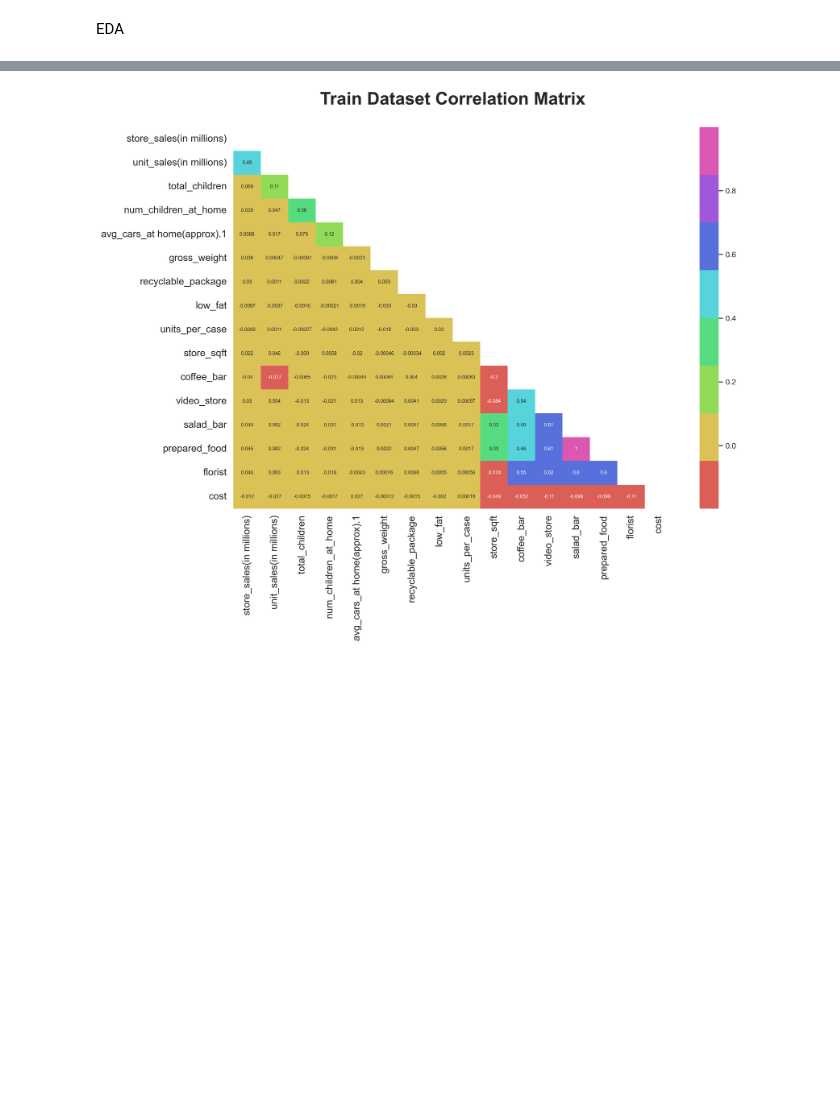
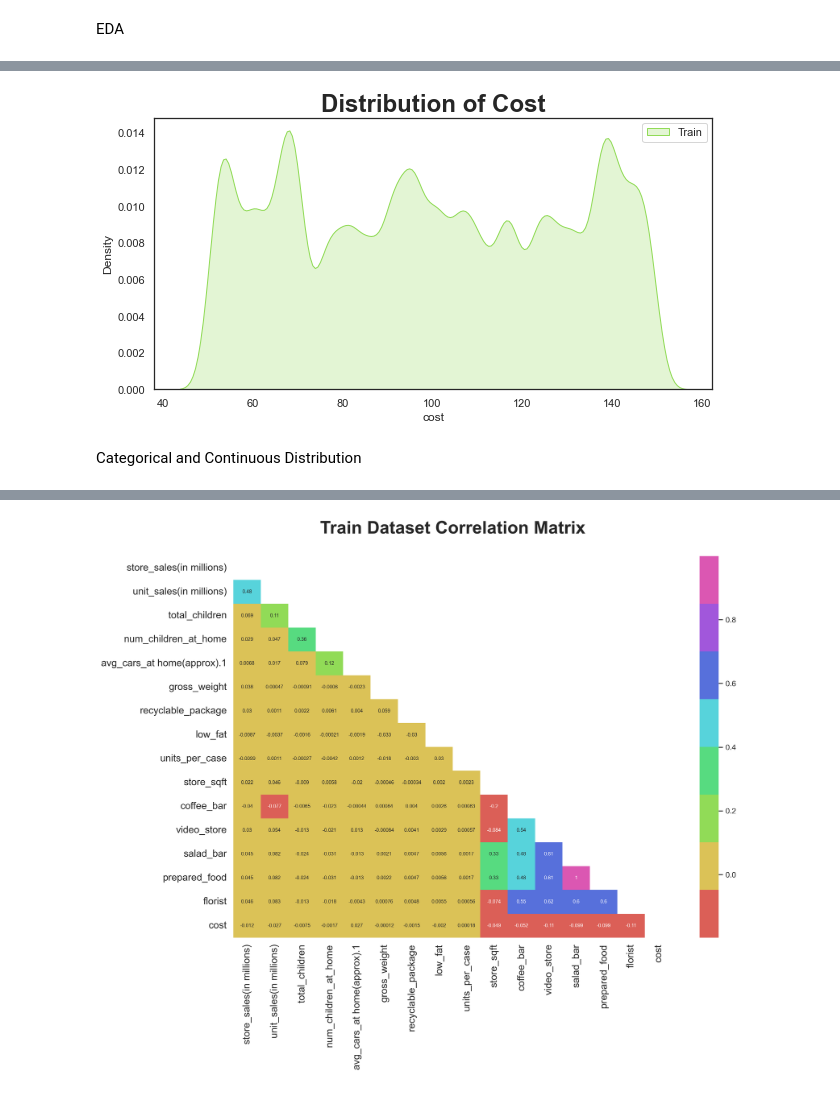
Before and after one commit to raghavrnair/CZ4041-Machine-Learning, a Jupyter notebook: EDA.ipynb, the cells around one changed output, grey strips where cells are left out. Cells and saved outputs as stored; diff of their text form; code cells hidden in the pictures; blank space fills up the shorter version.

```diff
--- a/EDA.ipynb
+++ b/EDA.ipynb
@@ -71,0 +81,12 @@ plt.tight_layout()
+# %%
+plt.figure (figsize = (10,5))
+
+sns.kdeplot(train_df['cost'], color = pal[2], fill = True)
+
+plt.title('Distribution of Cost', weight = 'bold', fontsize = 24)
+plt.legend(['Train'])
+plt.show()
+# %% [output]
+[figure, added]
+# %% [markdown]
+Categorical and Continuous Distribution
```
Also changed, not shown: parts of 16 cells of this notebook.
